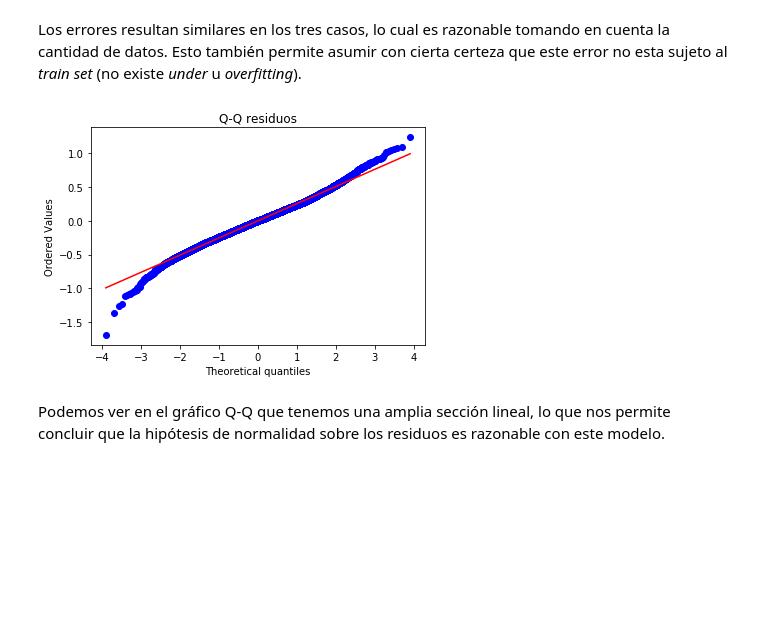
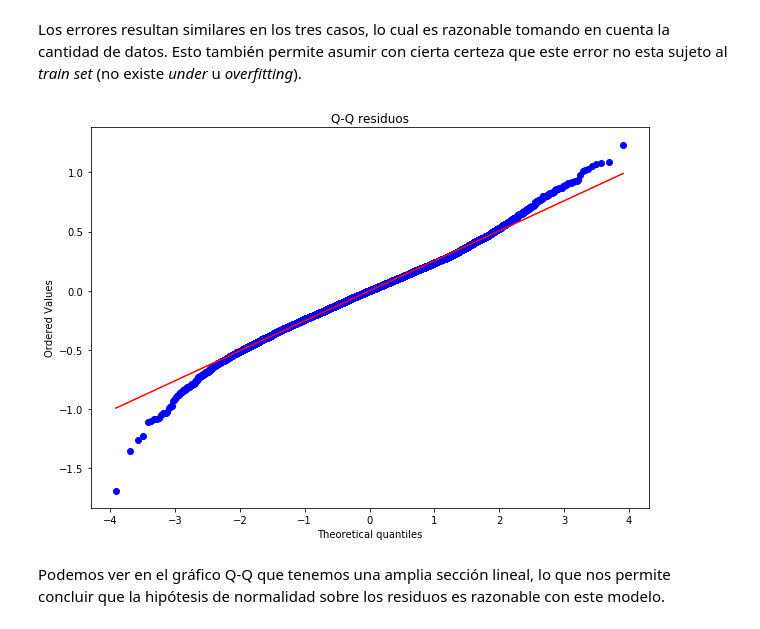
Before and after one commit to vlizanae/INF393, a Jupyter notebook: tarea-1/tarea-1.ipynb, the cells around one changed output. Drawn from its saved outputs; the diff is of its cells as text; code cells hidden in the pictures; blank space fills up the shorter version.

```diff
--- a/tarea-1/tarea-1.ipynb
+++ b/tarea-1/tarea-1.ipynb
@@ -262,13 +286,13 @@ MSE - 10-fold : 0.0646879195203
 # %% [markdown]
 Los errores resultan similares en los tres casos, lo cual es razonable tomando en cuenta la cantidad de datos. Esto también permite asumir con cierta certeza que este error no esta sujeto al _train set_ (no existe _under_ u _overfitting_).
 # %%
-fig = plt.figure()
+fig = plt.figure(figsize=(10, 7))
 ax = fig.add_subplot(111)
 res = sp.stats.probplot(delta_y, dist=sp.stats.norm, plot=ax)
 ax.set_title("Q-Q residuos")
 plt.show()
 # %% [output]
-[figure, old version]
+[figure, new version]
 # %% [markdown]
 Podemos ver en el gráfico Q-Q que tenemos una amplia sección lineal, lo que nos permite concluir que la hipótesis de normalidad sobre los residuos es razonable con este modelo.
 # %% [markdown]
```
Also changed, not shown: parts of 29 cells of this notebook, 29 other files.
